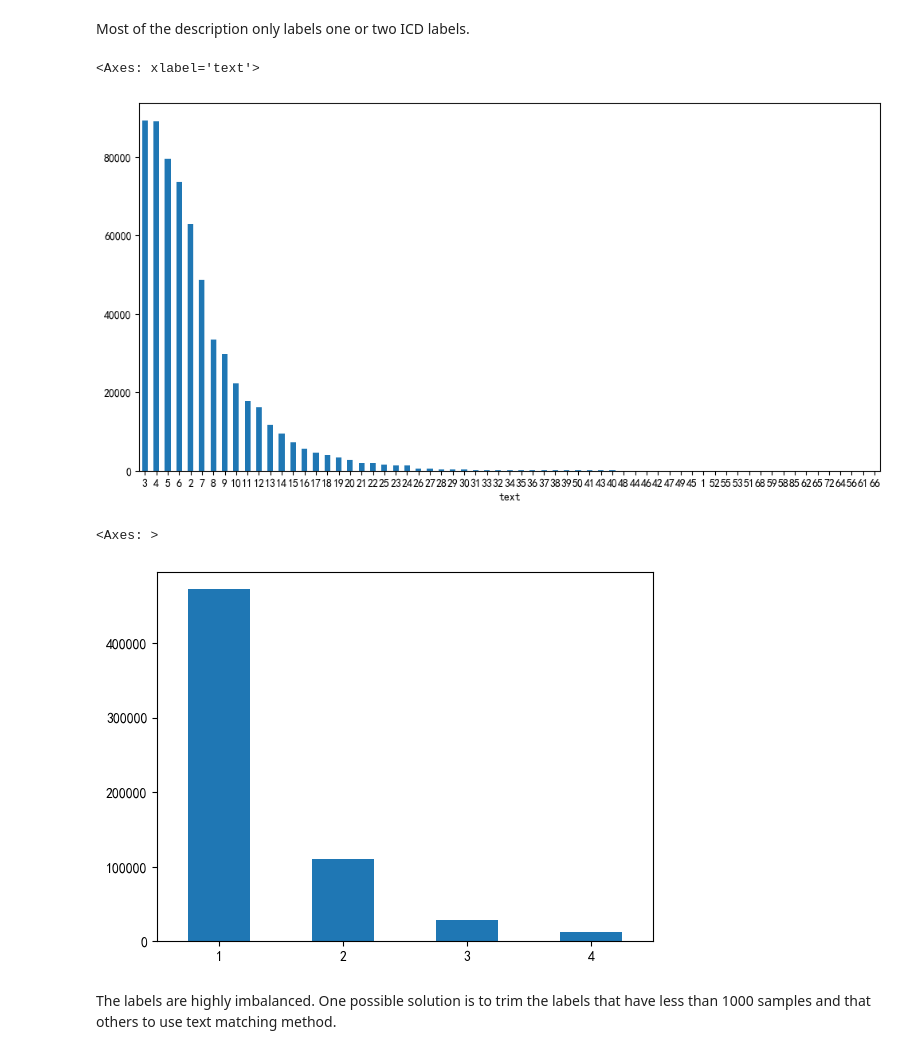
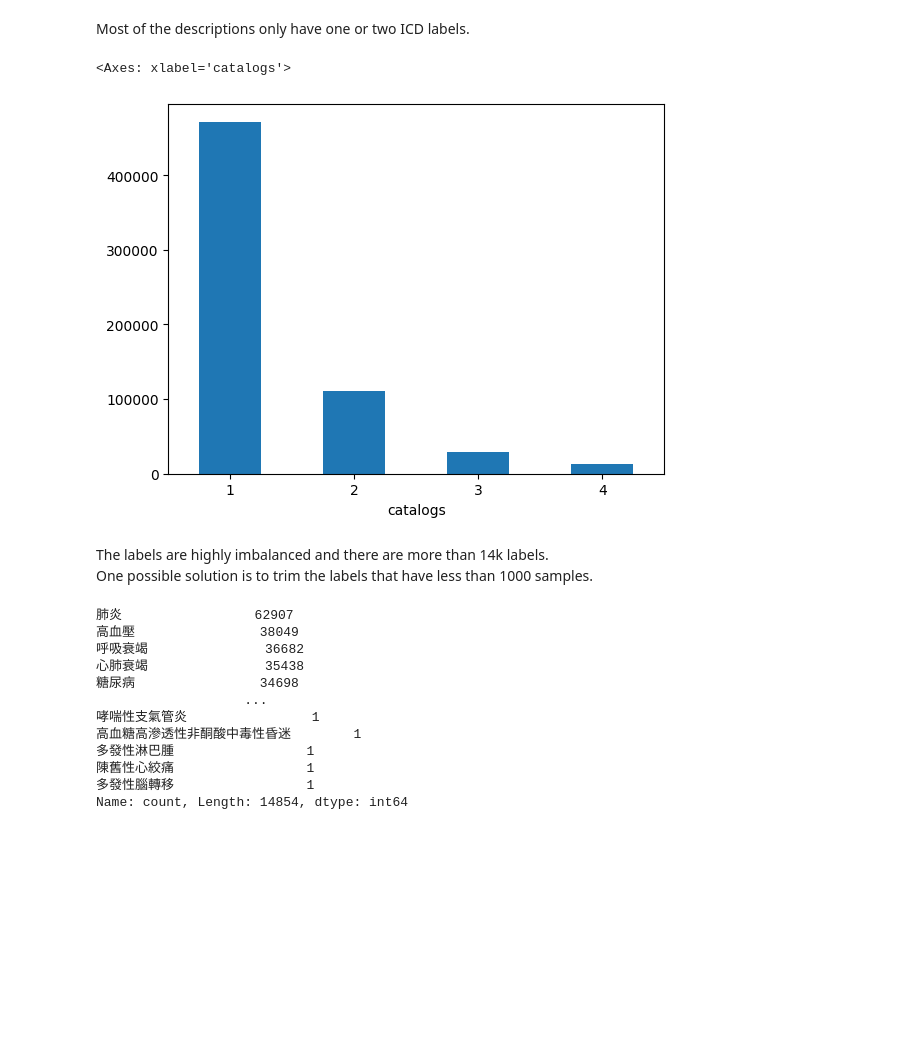
Before and after one commit to eddielin0926/icd-tokenize, a Jupyter notebook: train.ipynb, the cells around one changed output. Drawn from its saved outputs; the diff is of its cells as text; code cells hidden in the pictures; blank space fills up the shorter version.

```diff
--- a/train.ipynb
+++ b/train.ipynb
@@ -24,0 +8,7 @@ display(df)
+# %%
+import ast
+import pandas as pd
+
+df = pd.read_csv('data.csv')
+df["catalogs"] = df["catalogs"].apply(ast.literal_eval)
+display(df)
@@ -25,16 +36,29 @@ display(df)
 # %% [markdown]
-Most of the description only labels one or two ICD labels.
+Most of the descriptions only have one or two ICD labels.
 # %%
-display(df['text'].str.len().value_counts().plot(kind='bar', rot=0, figsize=(12, 6)))
+df['catalogs'].apply(len).value_counts().plot(kind='bar',rot=0)
 # %% [output]
-<Axes: xlabel='text'>
+<Axes: xlabel='catalogs'>
-[figure, old version]
+[figure, new version]
+# %% [markdown]
+The labels are highly imbalanced and there are more than 14k labels.
+One possible solution is to trim the labels that have less than 1000 samples.
 # %%
-catalogs = [eval(labels) for labels in df['catalogs'].tolist()]
-lengths = [len(catalog) for catalog in catalogs]
-display(pd.Series(lengths).value_counts().plot(kind='bar', rot=0))
+catalogs = df['catalogs'].tolist()
+labels = [label for catalog in catalogs for label in catalog]
+labels_count = pd.Series(labels).value_counts()
+display(labels_count)
+# display(labels_count.plot(rot=30, figsize=(12, 6)))
 # %% [output]
-<Axes: >
+肺炎                 62907
+高血壓                38049
+呼吸衰竭               36682
+心肺衰竭               35438
+糖尿病                34698
+                   ...
+哮喘性支氣管炎                1
+高血糖高滲透性非酮酸中毒性昏迷        1
+多發性淋巴腫                 1
+陳舊性心絞痛                 1
+多發性腦轉移                 1
+Name: count, Length: 14854, dtype: int64
-[figure, removed]
-# %% [markdown]
-The labels are highly imbalanced. One possible solution is to trim the labels that have less than 1000 samples and that others to use text matching method.
```
Also changed, not shown: parts of 25 cells of this notebook, 5 other files.
